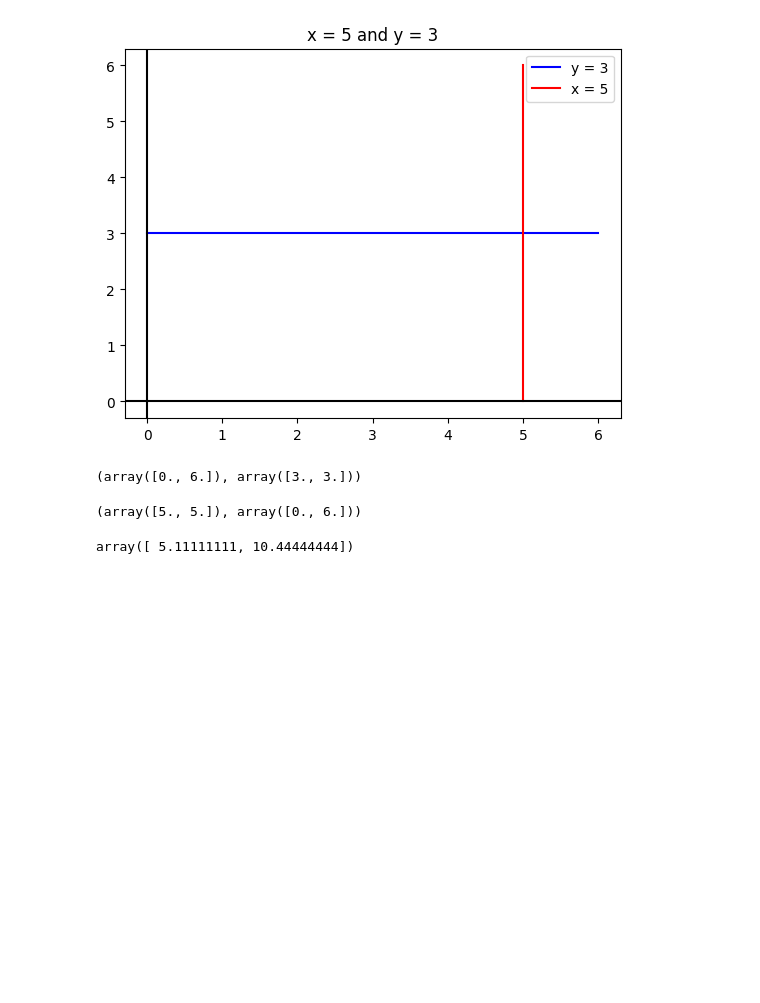
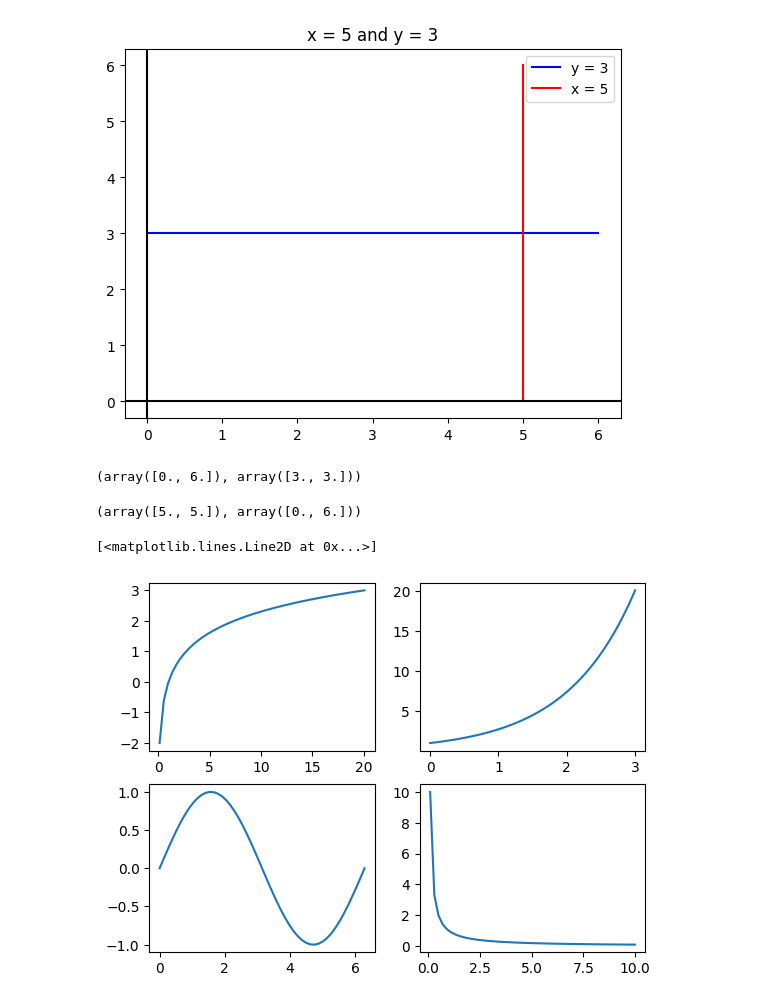
Before and after one commit to tutuponnekanty/mlt.workshop, a Jupyter notebook: matplotlib_basic.ipynb, the cells around one changed output. Drawn from its saved outputs; the diff is of its cells as text; code cells hidden in the pictures; blank space fills up the shorter version.

```diff
--- a/matplotlib_basic.ipynb
+++ b/matplotlib_basic.ipynb
@@ -86,5 +86,38 @@ x, y
 # %% [output]
 (array([5., 5.]), array([0., 6.]))
 # %%
+#Subplots and sectional plotting
+'''With the subplot() function we can draw multiple plots in one figure.
+MULTI-PLOTS on the same plotting window.
+This is more used during the model training and evaluation through visualization.4
+i,e, training and validatioin curves during model building (training one one side, validation on the other etc...)
+This takes three arguements (a,b,window)'''
+#a, b represents the nxm representation of the grid, a rows and b columns
+#window represents the ith no. of window in which the plot should be present
-# %% [output]
-array([ 5.11111111, 10.44444444])
+# %%
+#subplot for 2x2 window, thus the windows are from 1..4
+
+'''subplot-1 : representing log curve'''
+x=np.linspace(1/np.e**2,np.e**3)
+plt.subplot(2,2,1) #this should come before plot
+plt.plot(x, np.log(x))
+
+'''subplot-2 : e^x'''
+x=np.linspace(0,3)
+plt.subplot(2,2,2)
+plt.plot(x,np.exp(x))
+
+'''subplot-3 : sin(x)'''
+x=np.linspace(0,2*np.pi)
+plt.subplot(2,2,3)
+plt.plot(x, np.sin(x))
+
+
+'''subplot-4 : 1/x'''
+
+x=np.linspace(0.1,10)
+plt.subplot(2,2,4)
+plt.plot(x,1/x)
+# %% [output]
+[<matplotlib.lines.Line2D at 0x...>]
+[figure, added]
```
